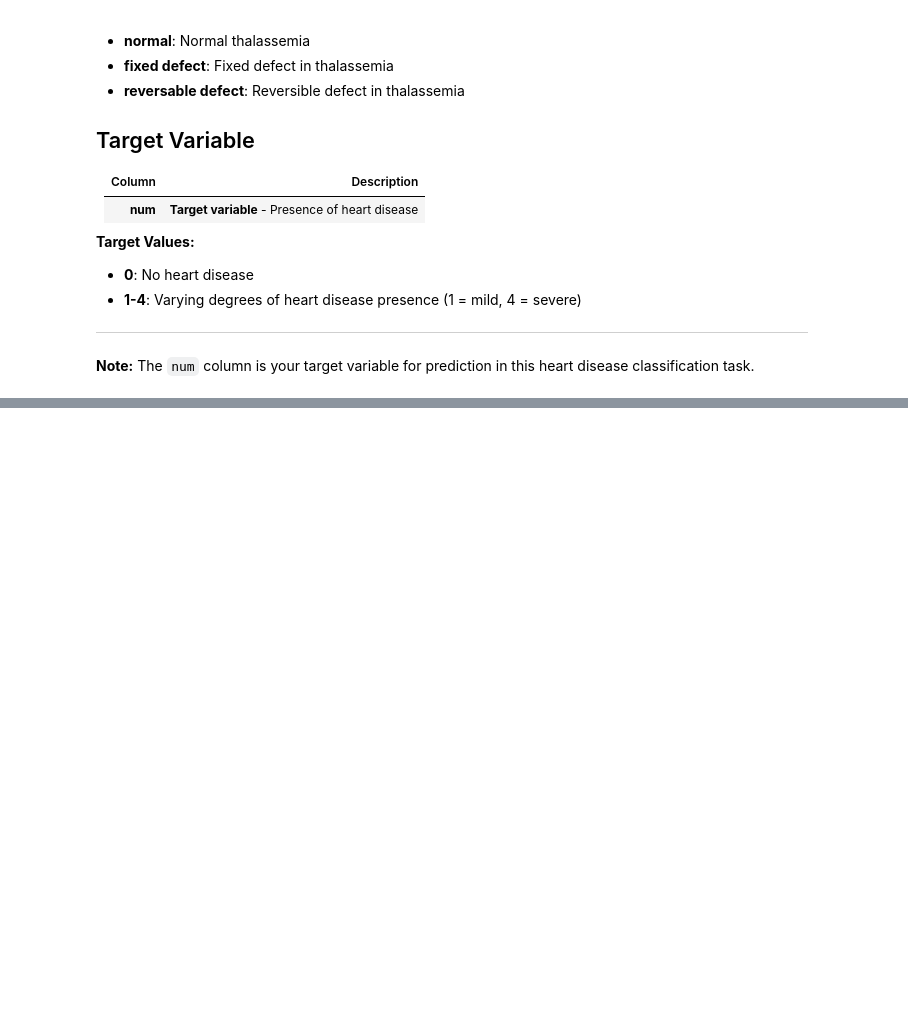
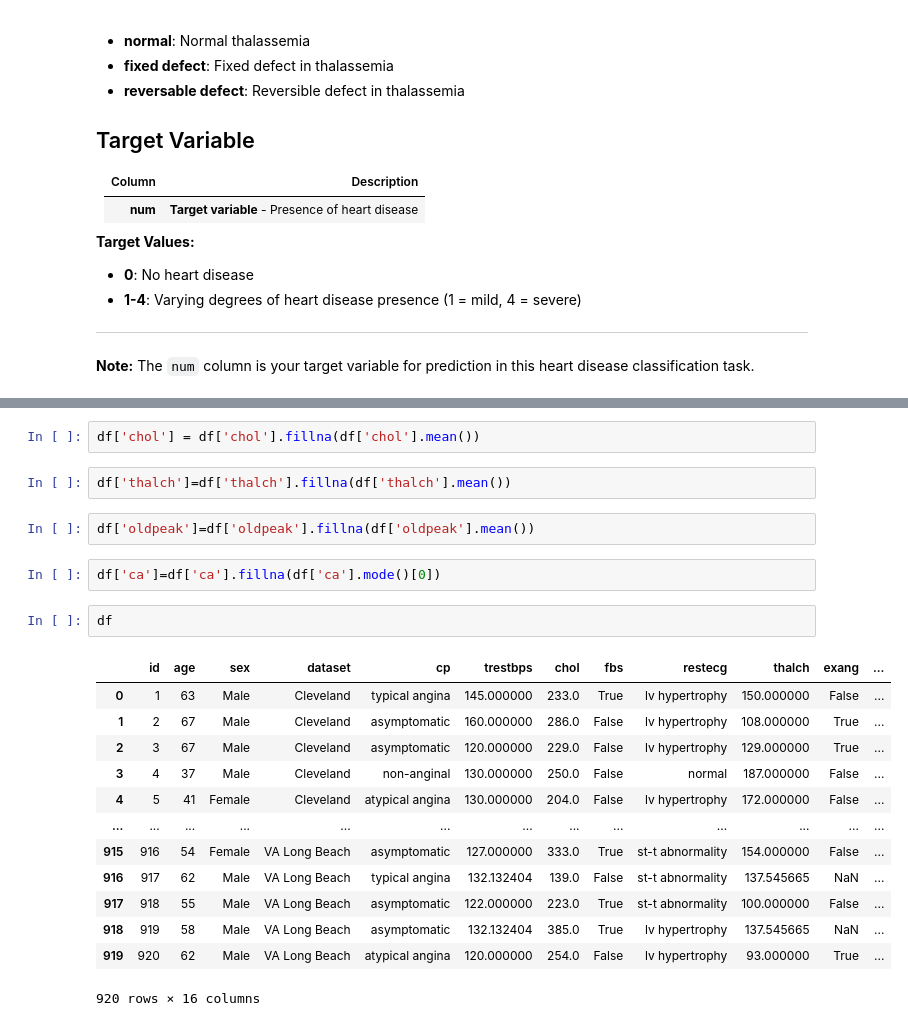
Before and after one commit to itsluckysharma01/Heart_Disease_Prediction-Algorithm_Comparison-SVM-KNN, a Jupyter notebook: Heart_Disease_Prediction&Algorithm_Comparison-SVM-KNN.ipynb, the cells around one changed output, grey strips where cells are left out. Drawn from its saved outputs; the diff is of its cells as text; blank space fills up the shorter version.

```diff
--- a/Heart_Disease_Prediction&Algorithm_Comparison-SVM-KNN.ipynb
+++ b/Heart_Disease_Prediction&Algorithm_Comparison-SVM-KNN.ipynb
@@ -88,0 +157,24 @@ df
+# %%
+df['chol'] = df['chol'].fillna(df['chol'].mean())
+# %%
+df['thalch']=df['thalch'].fillna(df['thalch'].mean())
+# %%
+df['oldpeak']=df['oldpeak'].fillna(df['oldpeak'].mean())
+# %%
+df['ca']=df['ca'].fillna(df['ca'].mode()[0])
+# %%
+df
+# %% [output]
+|  | id | age | sex | dataset | cp | trestbps | chol | fbs | restecg | thalch | exang | ... |
+| 0 | 1 | 63 | Male | Cleveland | typical angina | 145.000000 | 233.0 | True | lv hypertrophy | 150.000000 | False | ... |
+| 1 | 2 | 67 | Male | Cleveland | asymptomatic | 160.000000 | 286.0 | False | lv hypertrophy | 108.000000 | True | ... |
+| 2 | 3 | 67 | Male | Cleveland | asymptomatic | 120.000000 | 229.0 | False | lv hypertrophy | 129.000000 | True | ... |
+| 3 | 4 | 37 | Male | Cleveland | non-anginal | 130.000000 | 250.0 | False | normal | 187.000000 | False | ... |
+| 4 | 5 | 41 | Female | Cleveland | atypical angina | 130.000000 | 204.0 | False | lv hypertrophy | 172.000000 | False | ... |
+| ... | ... | ... | ... | ... | ... | ... | ... | ... | ... | ... | ... | ... |
+| 915 | 916 | 54 | Female | VA Long Beach | asymptomatic | 127.000000 | 333.0 | True | st-t abnormality | 154.000000 | False | ... |
+| 916 | 917 | 62 | Male | VA Long Beach | typical angina | 132.132404 | 139.0 | False | st-t abnormality | 137.545665 | NaN | ... |
+| 917 | 918 | 55 | Male | VA Long Beach | asymptomatic | 122.000000 | 223.0 | True | st-t abnormality | 100.000000 | False | ... |
+| 918 | 919 | 58 | Male | VA Long Beach | asymptomatic | 132.132404 | 385.0 | True | lv hypertrophy | 137.545665 | NaN | ... |
+| 919 | 920 | 62 | Male | VA Long Beach | atypical angina | 120.000000 | 254.0 | False | lv hypertrophy | 93.000000 | True | ... |
+920 rows × 16 columns
```
Also changed, not shown: parts of 12 cells of this notebook.
